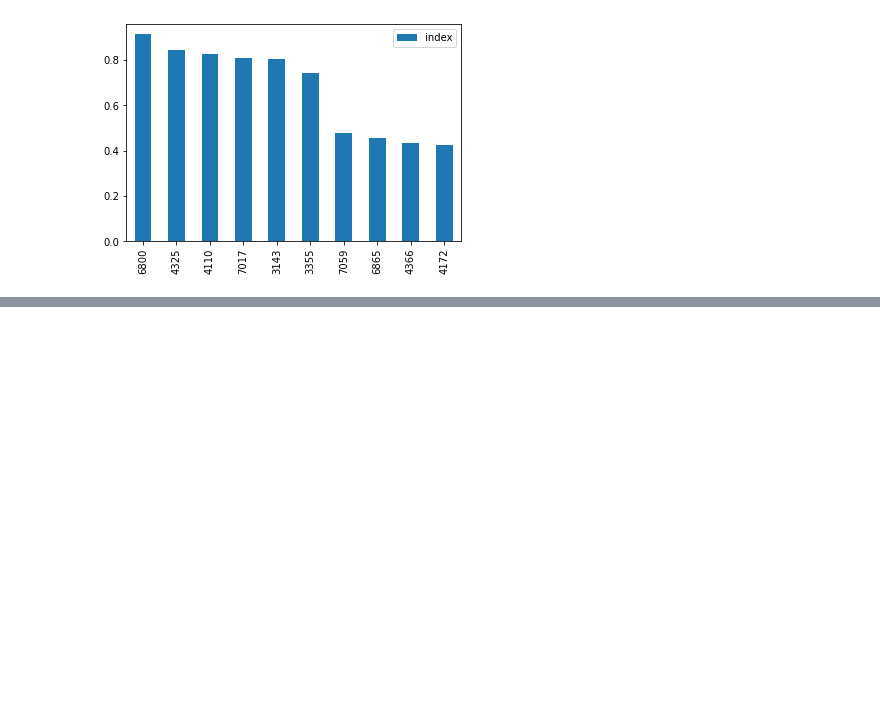
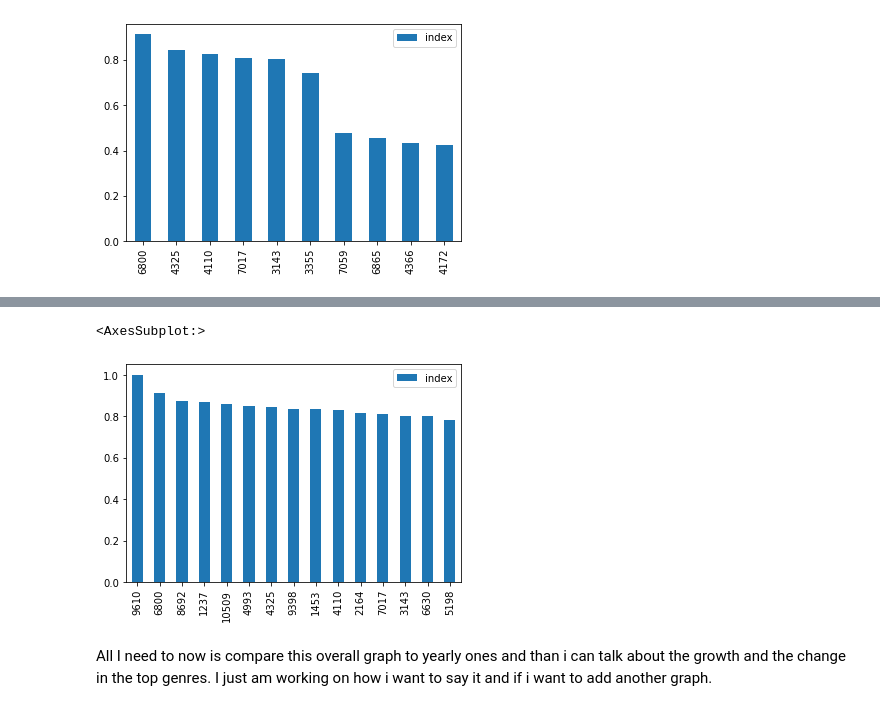
Before and after one commit to Izhay/Emat22110, a Jupyter notebook: FinalProject.ipynb, the cells around one changed output, grey strips where cells are left out. Cells and saved outputs as stored; diff of their text form; code cells hidden in the pictures; blank space fills up the shorter version.

```diff
--- a/FinalProject.ipynb
+++ b/FinalProject.ipynb
@@ -282,0 +292,3 @@ plot21.plot.bar()
+# %%
+ascenAll = streamsBm.sort_values(by='index', ascending=False)
+ascenAll.head(15)
@@ -282,0 +312,8 @@ plot21.plot.bar()
+# %%
+plotAll = ascenAll.head(15)
+plotAll.plot.bar()
+# %% [output]
+<AxesSubplot:>
+[figure, added]
+# %% [markdown]
+All I need to now is compare this overall graph to yearly ones and than i can talk about the growth and the change in the top genres. I just am working on how i want to say it and if i want to add another graph.
```
Also changed, not shown: parts of 6 cells of this notebook.
